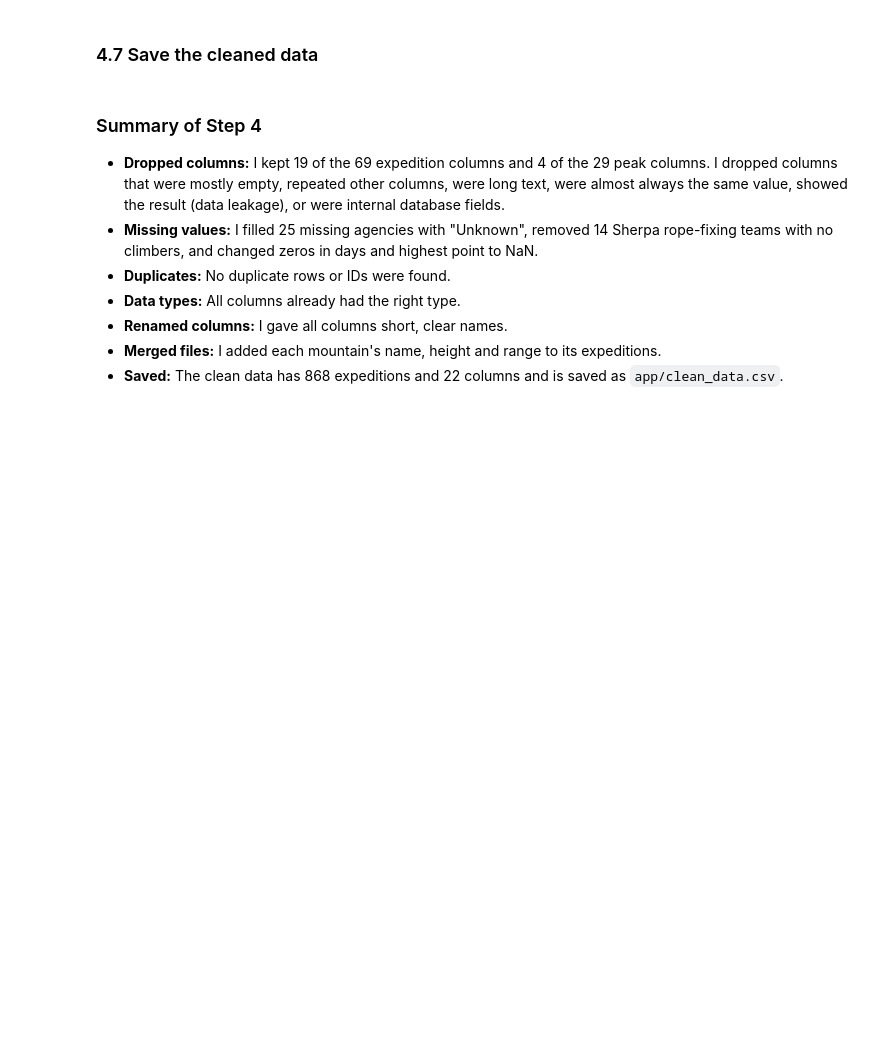
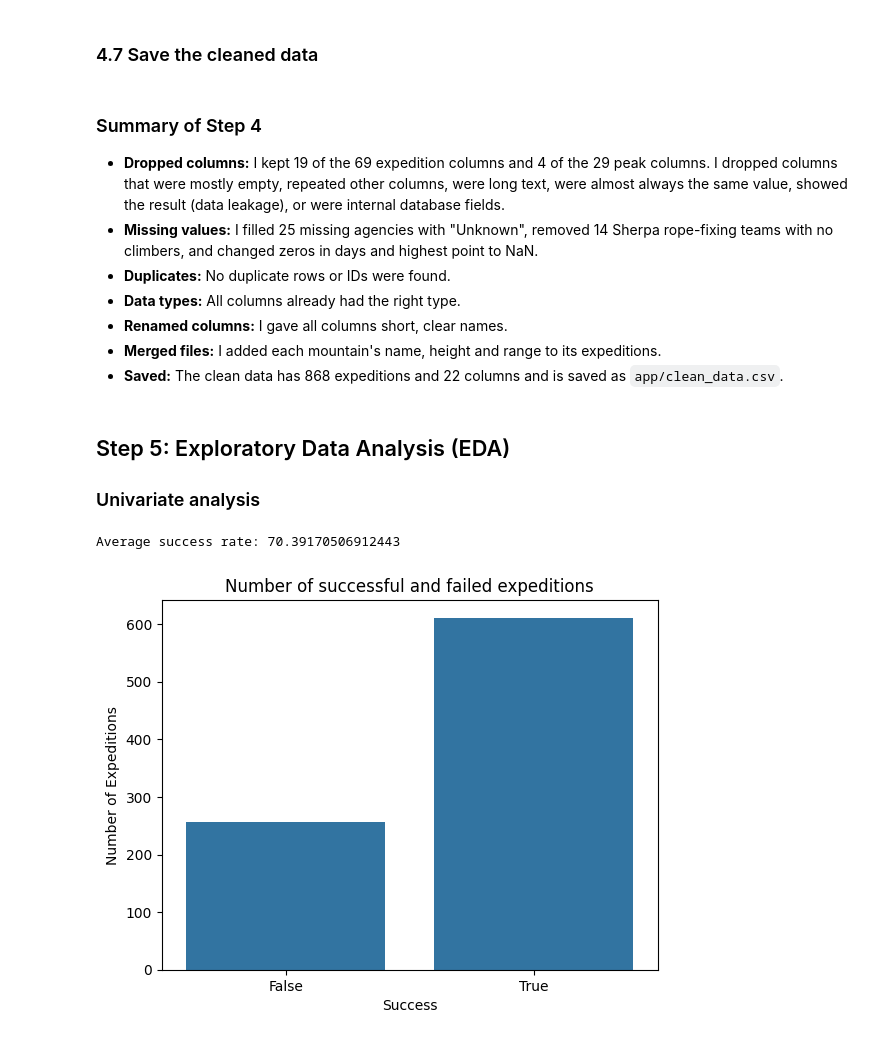
Before and after one commit to Aleenw/himalayan-expeditions-analysis, a Jupyter notebook: notebook/himalayan_eda.ipynb, the cells around one changed output. Cells and saved outputs as stored; diff of their text form; code cells hidden in the pictures; blank space fills up the shorter version.

Commit message:
Add univariate analysis

```diff
--- a/notebook/himalayan_eda.ipynb
+++ b/notebook/himalayan_eda.ipynb
@@ -459,3 +459,17 @@ print("Average TOTDAYS without zeros:", exped["TOTDAYS"].mean())   #23.8
 Average TOTDAYS without zeros: 23.834834834834833
 # %% [markdown]
 An expedition cannot last 0 days or reach a height of 0 m, so these zeros are missing values written as 0. With the zeros, the average expedition lasted only 9.1 days; after changing them to NaN, it lasts 23.8 days, which is much closer to reality. These are number columns, so they could be filled with the mean or median, but I don't fill them: more than half of `TOTDAYS` is missing, and filling that many values with a guess would change the results. When I analyse days or height, I will only use the expeditions where the value is known.
+# %%
+#1- hidden missing values in TOTHIRED
+#if TOTHIRED = 0 but NOHIRED = False, the team did have staff, so the 0 is missing
+fake_zero = (exped_raw["TOTHIRED"] == 0) & (exped_raw["NOHIRED"] == False)
+fake_ids = exped_raw[fake_zero]["EXPID"]
+exped.loc[exped["EXPID"].isin(fake_ids), "TOTHIRED"] = np.nan
+print("Hidden missing in TOTHIRED:", exped["TOTHIRED"].isnull().sum())   # 23
+
+#2- Fill them: team size × median guides per climber
+has_staff = exped[exped["TOTHIRED"] > 0]
+ratio = (has_staff["TOTHIRED"] / has_staff["TOTMEMBERS"]).median()
+print("Median guides per climber:", ratio)
+
+exped["TOTHIRED"] = exped["TOTHIRED"].fillna((exped["TOTMEMBERS"] * ratio).round())
@@ -597,3 +614,19 @@ df.to_csv("../app/clean_data.csv", index=False)
 - **Renamed columns:** I gave all columns short, clear names.
 - **Merged files:** I added each mountain's name, height and range to its expeditions.
 - **Saved:** The clean data has 868 expeditions and 22 columns and is saved as `app/clean_data.csv`.
+# %% [markdown]
+## Step 5: Exploratory Data Analysis (EDA)
+
+### Univariate analysis
+# %%
+sns.countplot(x="success", data=df)
+plt.title("Number of successful and failed expeditions")
+plt.xlabel("Success")
+plt.ylabel("Number of Expeditions")
+
+print("Average success rate:", df["success"].mean() * 100)
+
+#most expeditions were successful(70.4%), but failure is not rare(29.6%).
+# %% [output]
+Average success rate: 70.39170506912443
+[figure, added]
```
Also changed, not shown: parts of 32 cells of this notebook.
